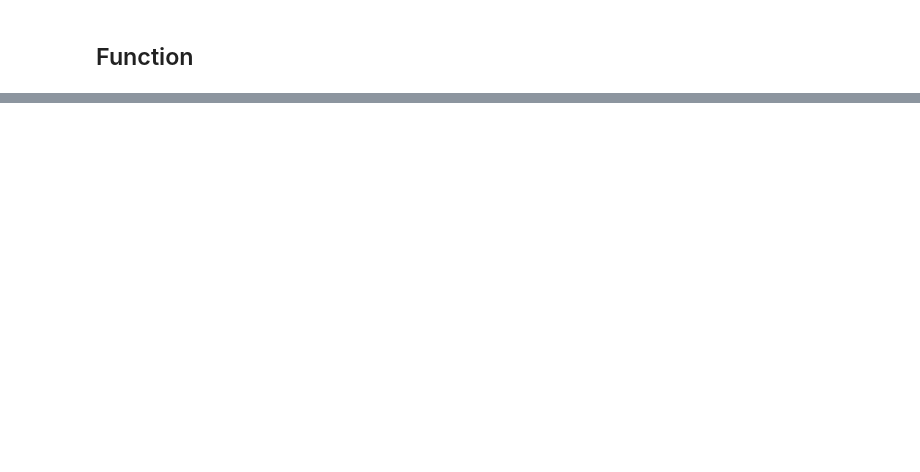
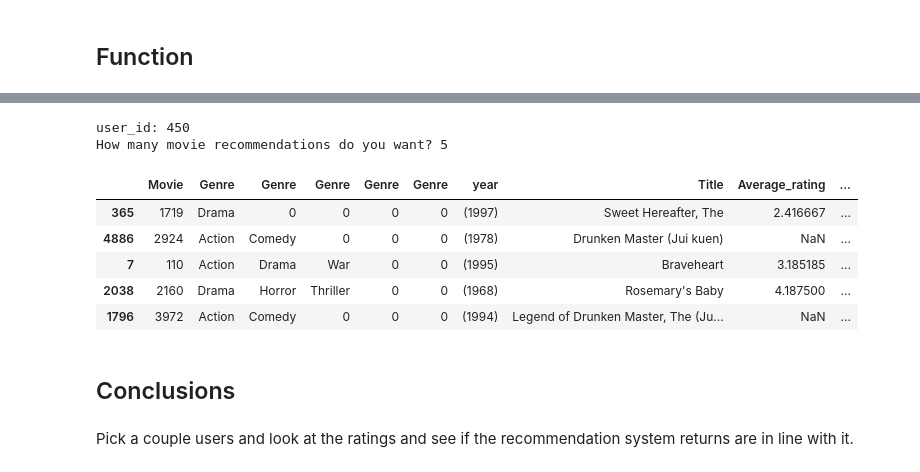
Before and after one commit to stephcia/movie-recommendation-system, a Jupyter notebook: stephanie_cleaning_2.ipynb, the cells around one changed output, grey strips where cells are left out. Saved outputs shown, nothing was run; the diff lists cells and outputs as text; code cells hidden in the pictures; blank space fills up the shorter version.

```diff
--- a/stephanie_cleaning_2.ipynb
+++ b/stephanie_cleaning_2.ipynb
@@ -980,0 +987,5 @@ g_s_svd_7.fit(data)
+# %%
+# Fit on trainset and make predictions using testset to return RMSE metric
+svd_best_model.fit(trainset)
+predictions = svd_best_model.test(testset)
+svd_gs_best = accuracy.rmse(predictions)
@@ -1006,0 +1044,6 @@ fig.show()
+# %%
+#saving new dataframe with only user information
+user_df = surprise_df.reset_index()
+user_df.set_index('user_id', inplace = True)
+user_df.drop(columns = 'rating', inplace =True)
+user_df.head()
@@ -1006,0 +1088,33 @@ fig.show()
+# %%
+def ind_recommend_movies():
+
+    user = int(input('user_id: '))
+    n_recs = int(input('How many movie recommendations do you want? '))
+
+    have_rated = list(user_df.loc[user, 'movie_id'])
+    not_rated = movie_df.copy()
+    not_rated = not_rated.drop_duplicates(subset=['movie_id'])
+    not_rated.reset_index(inplace = True)
+    not_rated['est_rating'] = not_rated['movie_id'].apply(lambda x: svd_best_model.predict(user, x).est)
+    not_rated.sort_values(by = 'est_rating', ascending = False, inplace = True)
+    not_rated = not_rated.rename(columns={'movie_id':'Movie',
+                               'genre_1':'Genre','genre_2':'Genre', 'genre_3':'Genre',
+                                           'genre_4':'Genre', 'genre_5':'Genre',
+                                         'title':'Title', 'est_rating':'Predicted Rating'})
+    not_rated = not_rated.drop(columns=["tmdbId", 'rating', 'index', 'user_id'])
+    return not_rated.head(n_recs)
+# %%
+ind_recommend_movies()
+# %% [output]
+user_id: 450
+How many movie recommendations do you want? 5
+|  | Movie | Genre | Genre | Genre | Genre | Genre | year | Title | Average_rating | ... |
+| 365 | 1719 | Drama | 0 | 0 | 0 | 0 | (1997) | Sweet Hereafter, The | 2.416667 | ... |
+| 4886 | 2924 | Action | Comedy | 0 | 0 | 0 | (1978) | Drunken Master (Jui kuen) | NaN | ... |
+| 7 | 110 | Action | Drama | War | 0 | 0 | (1995) | Braveheart | 3.185185 | ... |
+| 2038 | 2160 | Drama | Horror | Thriller | 0 | 0 | (1968) | Rosemary's Baby | 4.187500 | ... |
+| 1796 | 3972 | Action | Comedy | 0 | 0 | 0 | (1994) | Legend of Drunken Master, The (Ju... | NaN | ... |
+# %% [markdown]
+## Conclusions
+# %% [markdown]
+Pick a couple users and look at the ratings and see if the recommendation system returns are in line with it.
```
Also changed, not shown: parts of 21 cells of this notebook.
